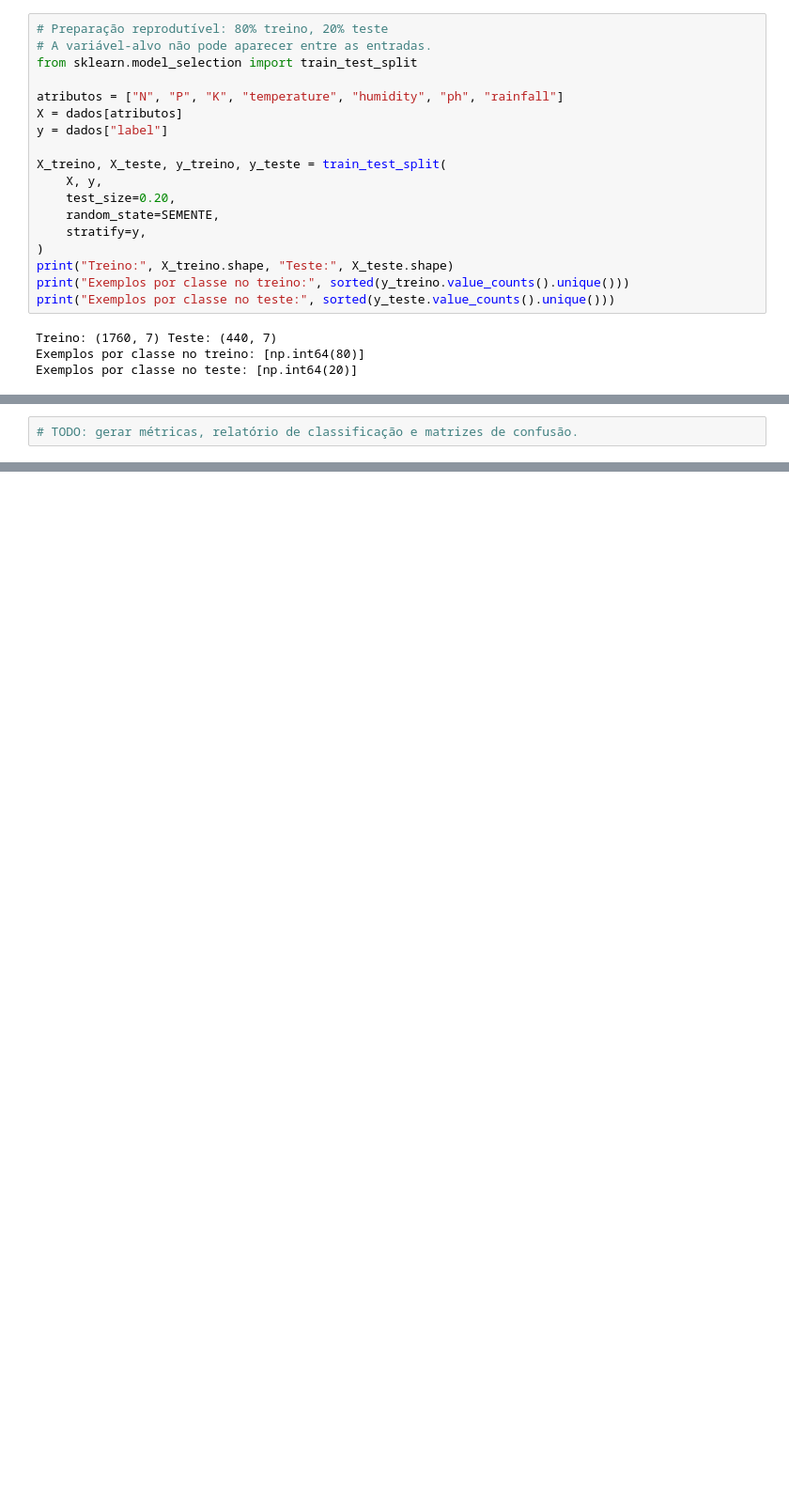
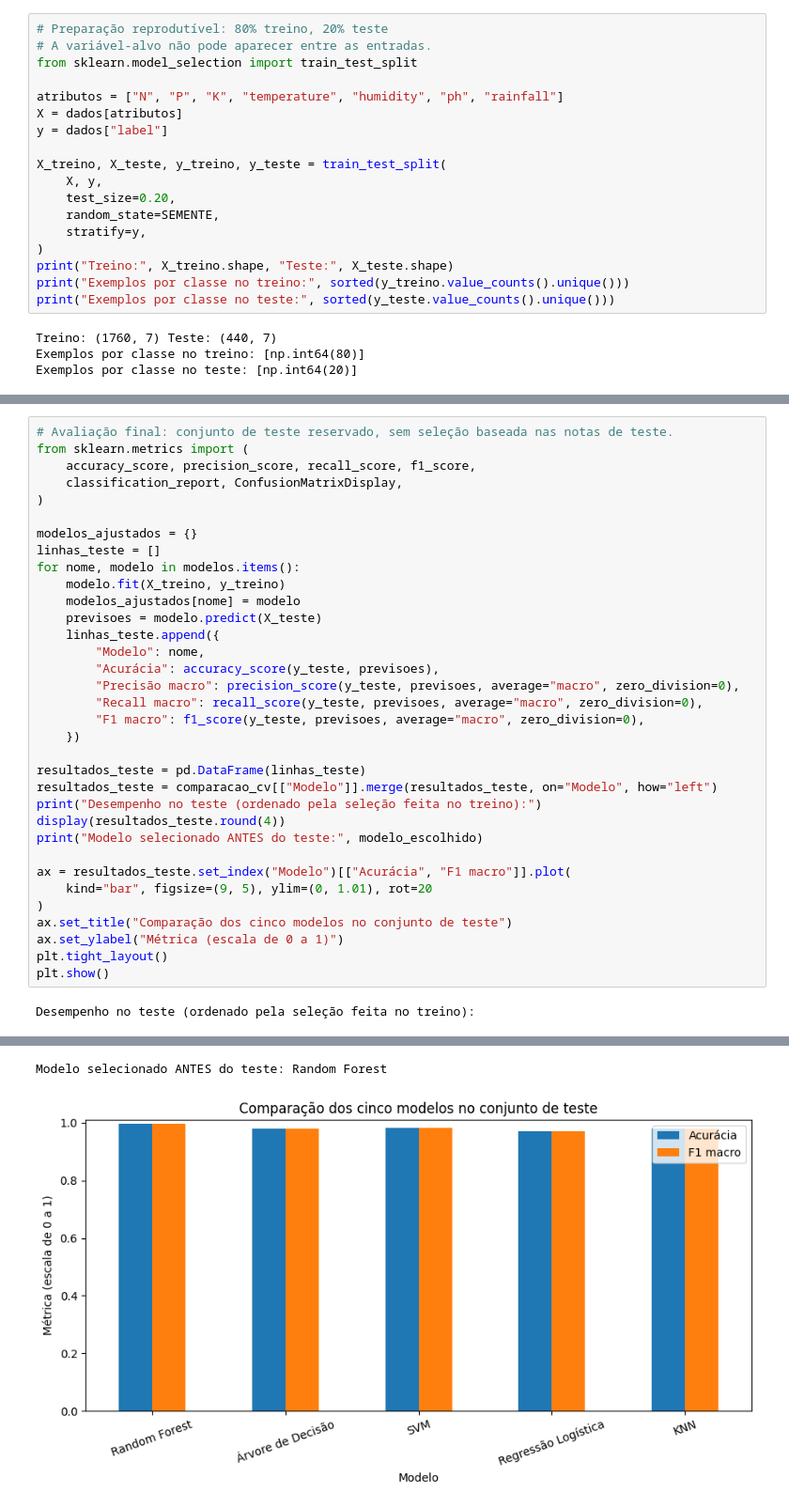
Before and after one commit to Caiobqz/FarmTech-Modelagem-IA-Fase3, a Jupyter notebook: notebooks/rascunho_modelagem_ia.ipynb, the cells around one changed output, grey strips where cells are left out. Shown at 94% size. Cells and saved outputs as stored; diff of their text form; blank space fills up the shorter version.

Commit message:
feat: integrar cinco modelos com CV estratificada e execucao completa

```diff
--- a/notebooks/rascunho_modelagem_ia.ipynb
+++ b/notebooks/rascunho_modelagem_ia.ipynb
@@ -320,2 +395,36 @@ Comparar acurácia, precision, recall e F1-score, médias macro/weighted e matri
 # %%
-# TODO: gerar métricas, relatório de classificação e matrizes de confusão.
+# Avaliação final: conjunto de teste reservado, sem seleção baseada nas notas de teste.
+from sklearn.metrics import (
+    accuracy_score, precision_score, recall_score, f1_score,
+    classification_report, ConfusionMatrixDisplay,
+)
+
+modelos_ajustados = {}
+linhas_teste = []
+for nome, modelo in modelos.items():
+    modelo.fit(X_treino, y_treino)
+    modelos_ajustados[nome] = modelo
+    previsoes = modelo.predict(X_teste)
+    linhas_teste.append({
+        "Modelo": nome,
+        "Acurácia": accuracy_score(y_teste, previsoes),
+        "Precisão macro": precision_score(y_teste, previsoes, average="macro", zero_division=0),
+        "Recall macro": recall_score(y_teste, previsoes, average="macro", zero_division=0),
+        "F1 macro": f1_score(y_teste, previsoes, average="macro", zero_division=0),
+    })
+
+resultados_teste = pd.DataFrame(linhas_teste)
+resultados_teste = comparacao_cv[["Modelo"]].merge(resultados_teste, on="Modelo", how="left")
+print("Desempenho no teste (ordenado pela seleção feita no treino):")
+display(resultados_teste.round(4))
+print("Modelo selecionado ANTES do teste:", modelo_escolhido)
+
+ax = resultados_teste.set_index("Modelo")[["Acurácia", "F1 macro"]].plot(
+    kind="bar", figsize=(9, 5), ylim=(0, 1.01), rot=20
+)
+ax.set_title("Comparação dos cinco modelos no conjunto de teste")
+ax.set_ylabel("Métrica (escala de 0 a 1)")
+plt.tight_layout()
+plt.show()
+# %% [output]
+Desempenho no teste (ordenado pela seleção feita no treino):
@@ -321,0 +437,2 @@ Comparar acurácia, precision, recall e F1-score, médias macro/weighted e matri
+Modelo selecionado ANTES do teste: Random Forest
+[figure, added]
```
Also changed, not shown: parts of 21 cells of this notebook.
